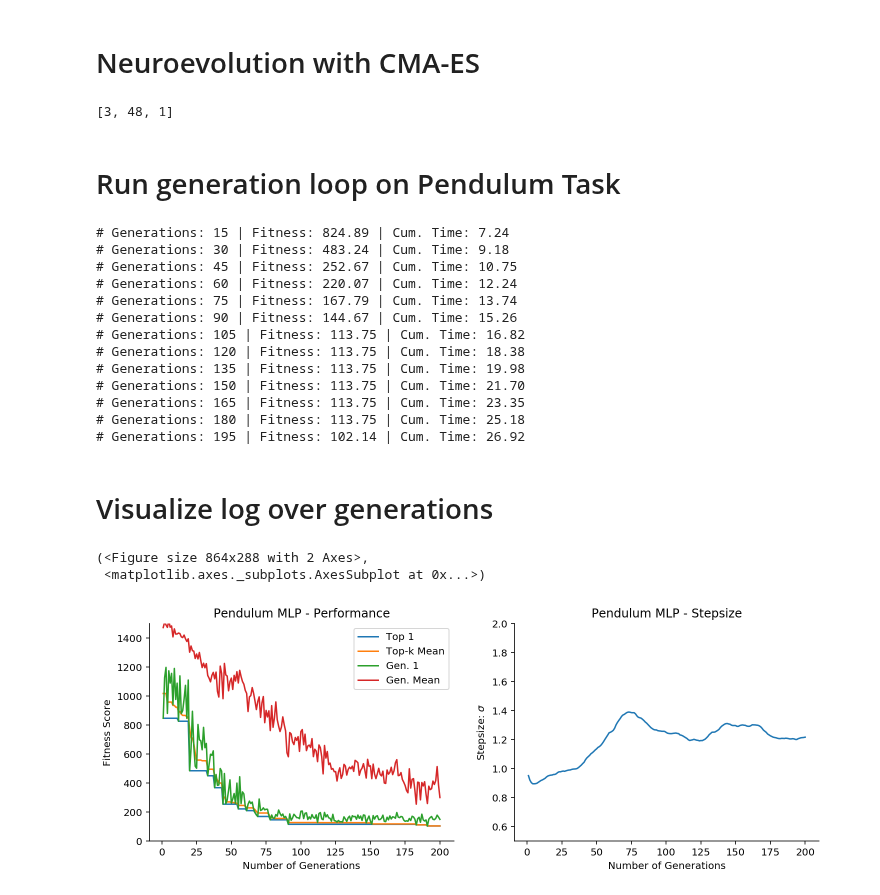
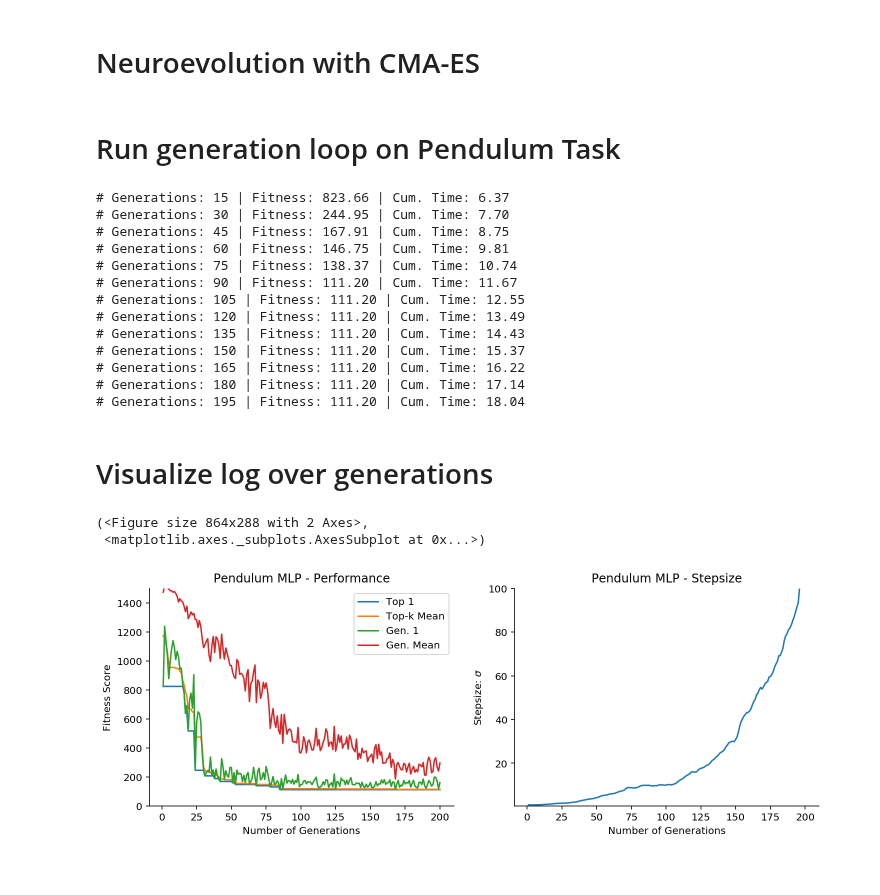
Before and after one commit to RobertTLange/evosax, a Jupyter notebook: notebooks/02_cma_es_control.ipynb, the cells around one changed output. Cells and saved outputs as stored; diff of their text form; code cells hidden in the pictures.

Commit message:
Integrate MLP reshaper

```diff
--- a/notebooks/02_cma_es_control.ipynb
+++ b/notebooks/02_cma_es_control.ipynb
@@ -58,4 +63,11 @@ batch_rollout(rollout_keys, policy_params, env_params, 200)
 DeviceArray([ -626.7644 , -1068.5372 , -1775.2993 , -1148.9524 ,
               -863.488  ,  -710.9215 ,  -940.70044, -1348.843  ,
              -1785.6412 , -1167.9044 ], dtype=float32)
+# %%
+# Wrap reshaping of param vector and rollout into single fct. to vmap
+def reshape_and_eval(rng, x, network_shapes, env_params):
+    """ Perform both parameter reshaping and evaluation in one go. """
+    net_params = flat_to_network(x, network_shapes)
+    returns = batch_rollout(rng, net_params, env_params)
+    return - returns.mean()
 # %%
@@ -64,8 +76,6 @@ generation_params = init_policy_mlp(rng_input, 5, [3, 16, 1], scale=1e-2)
 # %%
 # Rollout 10 episodes for 5 agents in parallel
-v_dict = {"W1": 0, "b1": 0, "W2": 0, "b2": 0}
-generation_rollout = jit(vmap(batch_rollout, in_axes=(None, v_dict, None, None),
-                              out_axes=0), static_argnums=(3))
-results = generation_rollout(rollout_keys, generation_params, env_params, 200)
-print(results.shape)
+generation_rollout = vmap(reshape_and_eval, in_axes=(None, 0, None, None))
+results = generation_rollout(rollout_keys, generation_params, network_shapes, env_params)
+print(results)
 # %% [output]
@@ -84,39 +83,32 @@ Buffer([ -686.62964, -1067.7192 , -1773.2312 , -1146.1252 ,  -863.0676 ,
 # %% [markdown]
 # Neuroevolution with CMA-ES
 # %%
-network_shapes = [3, 48, 1]
-num_params = 3*48 + 48 + 48*1 + 1
-rng = jax.random.PRNGKey(0)
-mean_init, sigma_init = jnp.zeros(num_params), 1
+rng = jax.random.PRNGKey(1234)
+mean_init, sigma_init = jnp.zeros(total_no_params), 1
 pop_size, mu = 100, 50
 num_evals_per_gen = 20
 num_generations = 200
-num_env_steps = 200
 
 top_k = 5
-evo_logger = init_logger(top_k, num_params)
+evo_logger = init_logger(top_k, total_no_params)
 
 params, memory = init_strategy(mean_init, sigma_init,
                                pop_size, mu)
-# %%
-x.shape
-network_shapes
-# %% [output]
-[3, 48, 1]
 # %% [markdown]
 # Run generation loop on Pendulum Task
 # %%
 start_t = time.time()
 for g in range(num_generations):
-    rng, rng_input = jax.random.split(rng)
+    # Ask ES for next generation params
+    rng, rng_ask, rng_eval = jax.random.split(rng, 3)
     x, memory = ask(rng_input, params, memory)
-    generation_params = flat_to_mlp(x, network_shapes)
-    rng, rng_input = jax.random.split(rng)
-    rollout_keys = jax.random.split(rng_input, num_evals_per_gen)
 
-    population_returns = generation_rollout(rollout_keys, generation_params,
-                                            env_params, num_env_steps)
-    values = - population_returns.mean(axis=1)
+    # Reshape and rollout/eval batch
+    rollout_keys = jax.random.split(rng_eval, num_evals_per_gen)
+    values = generation_rollout(rollout_keys, x,
+                                network_shapes, env_params)
+
+    # Update ES, log + check for termination
     memory = tell(x, values, params, memory)
     evo_logger = update_logger(evo_logger, x, values, memory, top_k)
     if (g + 1) % 15 == 0:
@@ -127,19 +119,19 @@ for g in range(num_generations):
         if check_termination(values, params, memory):
             break
 # %% [output]
-# Generations: 15 | Fitness: 824.89 | Cum. Time: 7.24
-# Generations: 30 | Fitness: 483.24 | Cum. Time: 9.18
-# Generations: 45 | Fitness: 252.67 | Cum. Time: 10.75
-# Generations: 60 | Fitness: 220.07 | Cum. Time: 12.24
-# Generations: 75 | Fitness: 167.79 | Cum. Time: 13.74
-# Generations: 90 | Fitness: 144.67 | Cum. Time: 15.26
-# Generations: 105 | Fitness: 113.75 | Cum. Time: 16.82
-# Generations: 120 | Fitness: 113.75 | Cum. Time: 18.38
-# Generations: 135 | Fitness: 113.75 | Cum. Time: 19.98
-# Generations: 150 | Fitness: 113.75 | Cum. Time: 21.70
-# Generations: 165 | Fitness: 113.75 | Cum. Time: 23.35
-# Generations: 180 | Fitness: 113.75 | Cum. Time: 25.18
-# Generations: 195 | Fitness: 102.14 | Cum. Time: 26.92
+# Generations: 15 | Fitness: 823.66 | Cum. Time: 6.37
+# Generations: 30 | Fitness: 244.95 | Cum. Time: 7.70
+# Generations: 45 | Fitness: 167.91 | Cum. Time: 8.75
+# Generations: 60 | Fitness: 146.75 | Cum. Time: 9.81
+# Generations: 75 | Fitness: 138.37 | Cum. Time: 10.74
+# Generations: 90 | Fitness: 111.20 | Cum. Time: 11.67
+# Generations: 105 | Fitness: 111.20 | Cum. Time: 12.55
+# Generations: 120 | Fitness: 111.20 | Cum. Time: 13.49
+# Generations: 135 | Fitness: 111.20 | Cum. Time: 14.43
+# Generations: 150 | Fitness: 111.20 | Cum. Time: 15.37
+# Generations: 165 | Fitness: 111.20 | Cum. Time: 16.22
+# Generations: 180 | Fitness: 111.20 | Cum. Time: 17.14
+# Generations: 195 | Fitness: 111.20 | Cum. Time: 18.04
 # %% [markdown]
 # Visualize log over generations
 # %%
@@ -148,8 +140,8 @@ import matplotlib.pyplot as plt
 # %%
 fig, axs = plt.subplots(1, 2, figsize=(12, 4))
 plot_fitness(evo_logger, title="Pendulum MLP - Performance", ylims=(0, 1500), fig=fig, ax=axs[0])
-plot_sigma(evo_logger, title="Pendulum MLP - Stepsize", ylims=(0.5, 2), fig=fig, ax=axs[1])
+plot_sigma(evo_logger, title="Pendulum MLP - Stepsize", ylims=(0.5, 100), fig=fig, ax=axs[1])
 # %% [output]
 (<Figure size 864x288 with 2 Axes>,
  <matplotlib.axes._subplots.AxesSubplot at 0x...>)
-[figure, old version]
+[figure, new version]
```
Also changed, not shown: parts of 10 cells of this notebook, 8 other files.
